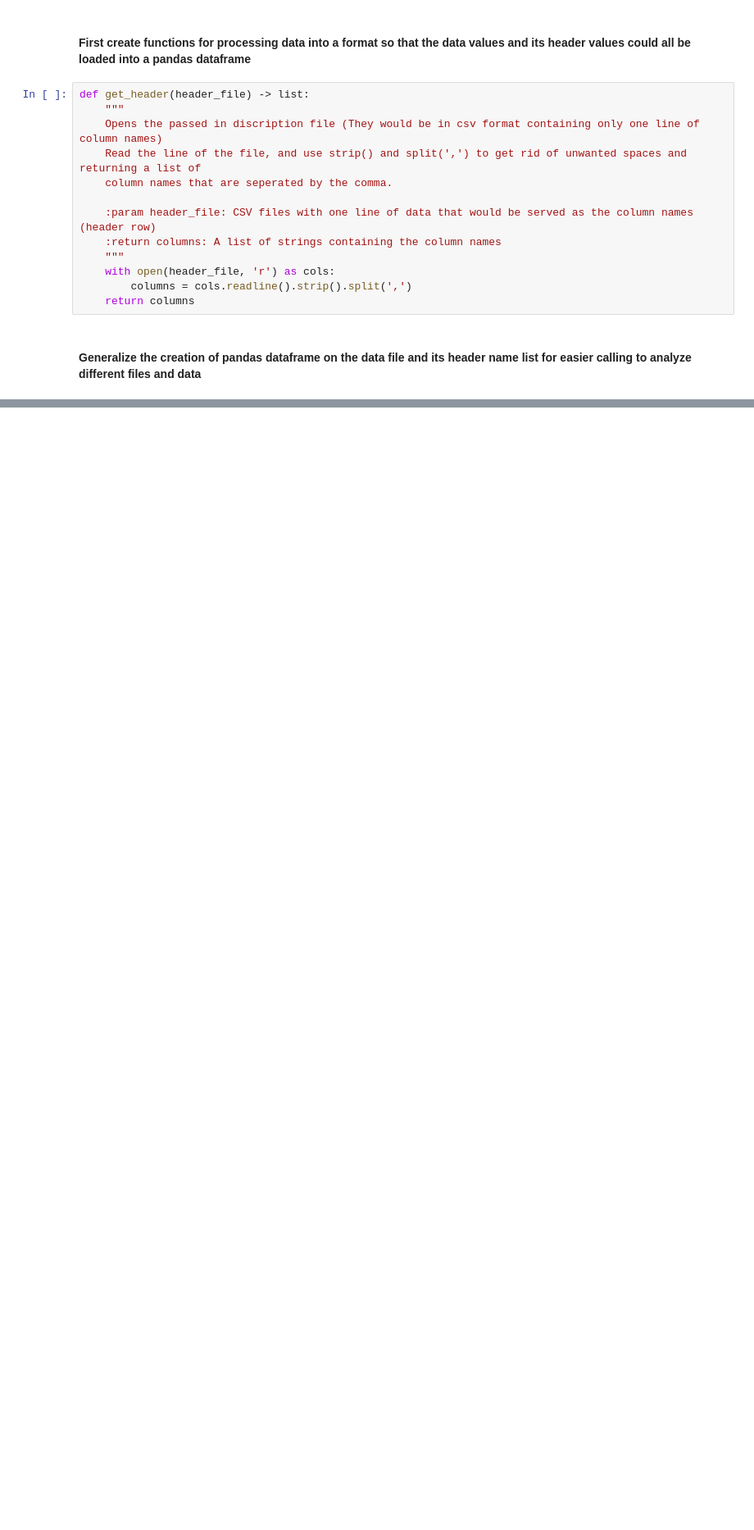
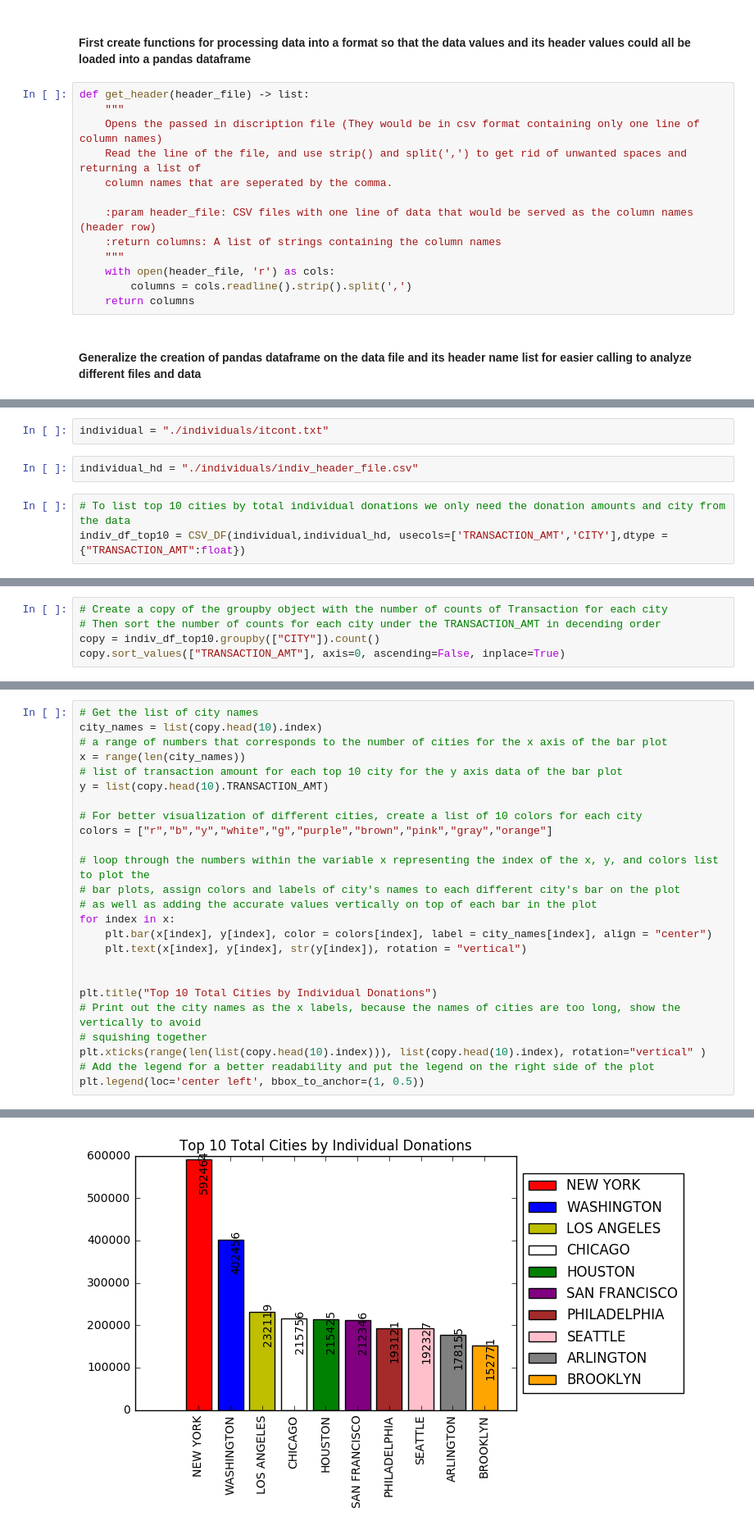
Before and after one commit to TeemosCode/UIUC, a Jupyter notebook: IS 590 Pragramming Analytics & Data Processing/Assignment5/FEC_analysis.ipynb, the cells around one changed output, grey strips where cells are left out. Shown at 82% size. Drawn from its saved outputs; the diff is of its cells as text; blank space fills up the shorter version.

```diff
--- a/IS 590 Pragramming Analytics & Data Processing/Assignment5/FEC_analysis.ipynb
+++ b/IS 590 Pragramming Analytics & Data Processing/Assignment5/FEC_analysis.ipynb
@@ -130,0 +262,7 @@ def find_month(dates):
+# %%
+individual = "./individuals/itcont.txt"
+# %%
+individual_hd = "./individuals/indiv_header_file.csv"
+# %%
+# To list top 10 cities by total individual donations we only need the donation amounts and city from the data
+indiv_df_top10 = CSV_DF(individual,individual_hd, usecols=['TRANSACTION_AMT','CITY'],dtype = {"TRANSACTION_AMT":float})
@@ -130,0 +281,5 @@ def find_month(dates):
+# %%
+# Create a copy of the groupby object with the number of counts of Transaction for each city
+# Then sort the number of counts for each city under the TRANSACTION_AMT in decending order
+copy = indiv_df_top10.groupby(["CITY"]).count()
+copy.sort_values(["TRANSACTION_AMT"], axis=0, ascending=False, inplace=True)
@@ -130,0 +305,26 @@ def find_month(dates):
+# %%
+# Get the list of city names
+city_names = list(copy.head(10).index)
+# a range of numbers that corresponds to the number of cities for the x axis of the bar plot
+x = range(len(city_names))
+# list of transaction amount for each top 10 city for the y axis data of the bar plot
+y = list(copy.head(10).TRANSACTION_AMT)
+
+# For better visualization of different cities, create a list of 10 colors for each city
+colors = ["r","b","y","white","g","purple","brown","pink","gray","orange"]
+
+# loop through the numbers within the variable x representing the index of the x, y, and colors list to plot the
+# bar plots, assign colors and labels of city's names to each different city's bar on the plot
+# as well as adding the accurate values vertically on top of each bar in the plot
+for index in x:
+    plt.bar(x[index], y[index], color = colors[index], label = city_names[index], align = "center")
+    plt.text(x[index], y[index], str(y[index]), rotation = "vertical")
+
+
+plt.title("Top 10 Total Cities by Individual Donations")
+# Print out the city names as the x labels, because the names of cities are too long, show the vertically to avoid
+# squishing together
+plt.xticks(range(len(list(copy.head(10).index))), list(copy.head(10).index), rotation="vertical" )
+# Add the legend for a better readability and put the legend on the right side of the plot
+plt.legend(loc='center left', bbox_to_anchor=(1, 0.5))
+# %% [output]
@@ -130,0 +332 @@ def find_month(dates):
+[figure, added]
```
Also changed, not shown: parts of 65 cells of this notebook.
